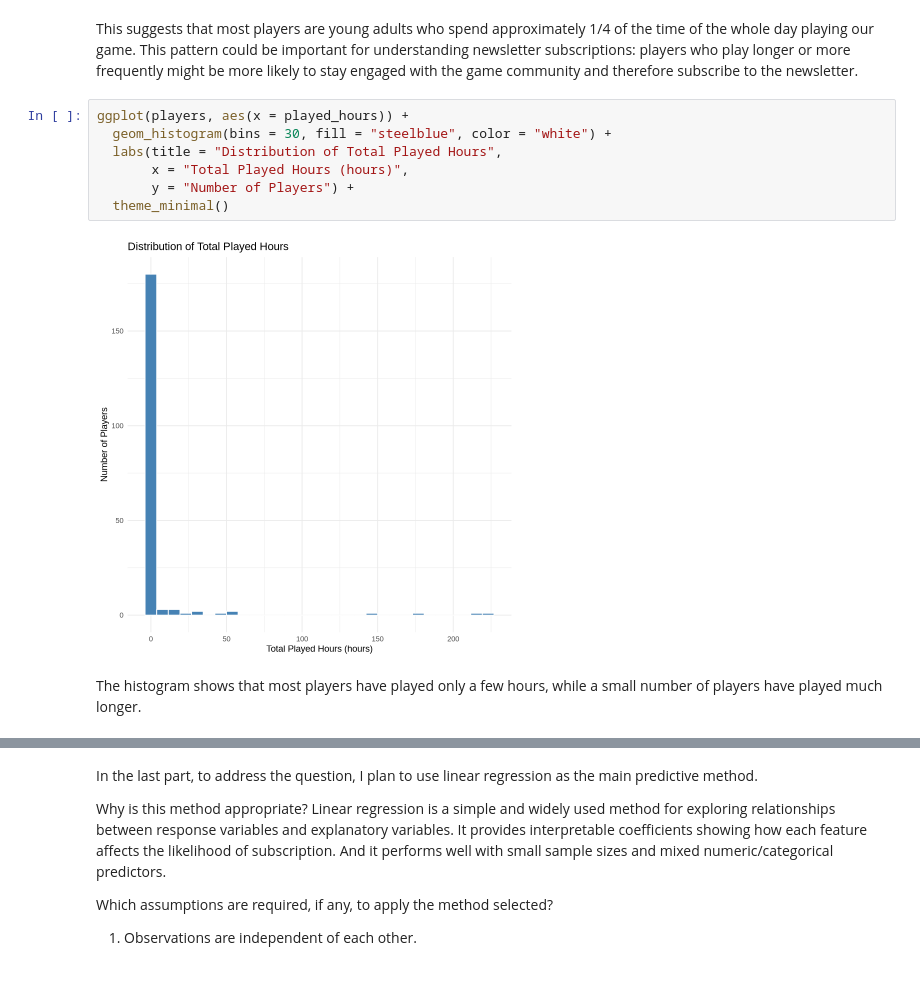
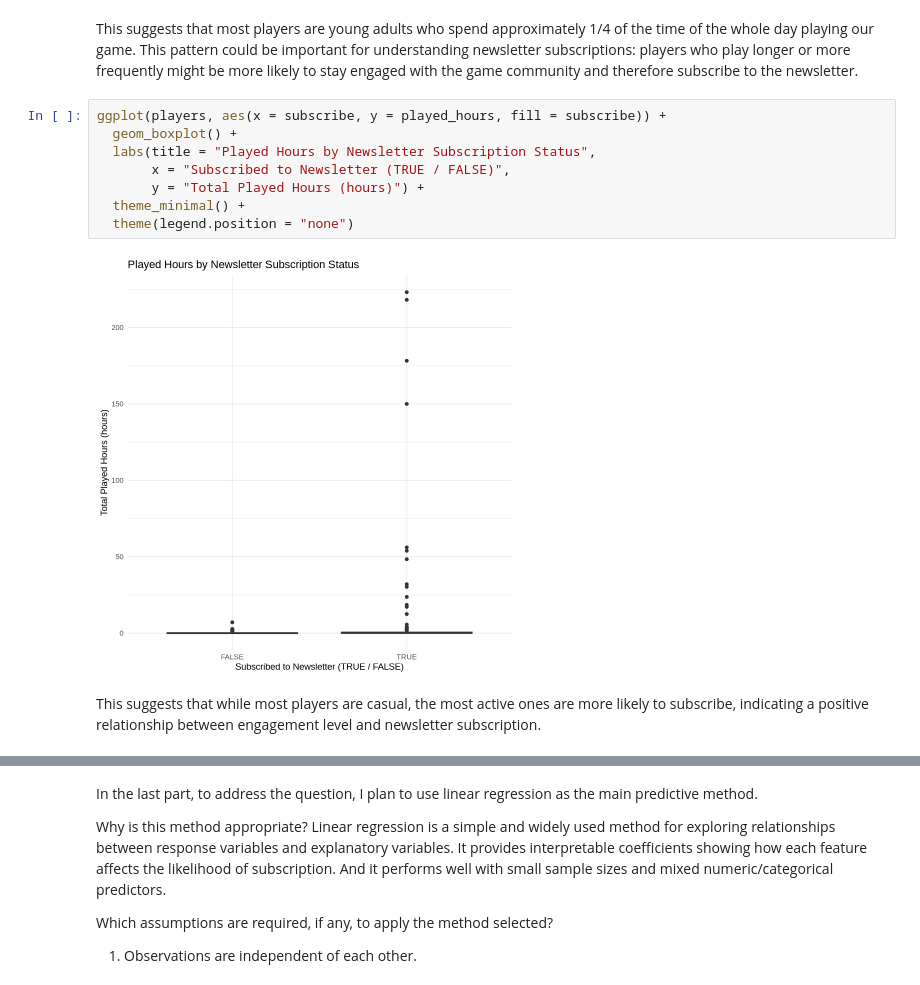
Before and after one commit to suyimeng-arch/dsci100individual, a Jupyter notebook: Untitled.ipynb, the cells around one changed output, grey strips where cells are left out. Saved outputs shown, nothing was run; the diff lists cells and outputs as text.

```diff
--- a/Untitled.ipynb
+++ b/Untitled.ipynb
@@ -79,13 +79,14 @@ Table: Mean values of quantitative variables in players.csv
 # %% [markdown]
 This suggests that most players are young adults who spend approximately 1/4 of the time of the whole day playing our game. This pattern could be important for understanding newsletter subscriptions: players who play longer or more frequently might be more likely to stay engaged with the game community and therefore subscribe to the newsletter.
 # %%
-ggplot(players, aes(x = played_hours)) +
-  geom_histogram(bins = 30, fill = "steelblue", color = "white") +
-  labs(title = "Distribution of Total Played Hours",
-       x = "Total Played Hours (hours)",
-       y = "Number of Players") +
-  theme_minimal()
+ggplot(players, aes(x = subscribe, y = played_hours, fill = subscribe)) +
+  geom_boxplot() +
+  labs(title = "Played Hours by Newsletter Subscription Status",
+       x = "Subscribed to Newsletter (TRUE / FALSE)",
+       y = "Total Played Hours (hours)") +
+  theme_minimal() +
+  theme(legend.position = "none")
 # %% [output]
-[figure, old version]
+[figure, new version]
 # %% [markdown]
-The histogram shows that most players have played only a few hours, while a small number of players have played much longer.
+This suggests that while most players are casual, the most active ones are more likely to subscribe, indicating a positive relationship between engagement level and newsletter subscription.
```
Also changed, not shown: parts of 2 cells of this notebook.
